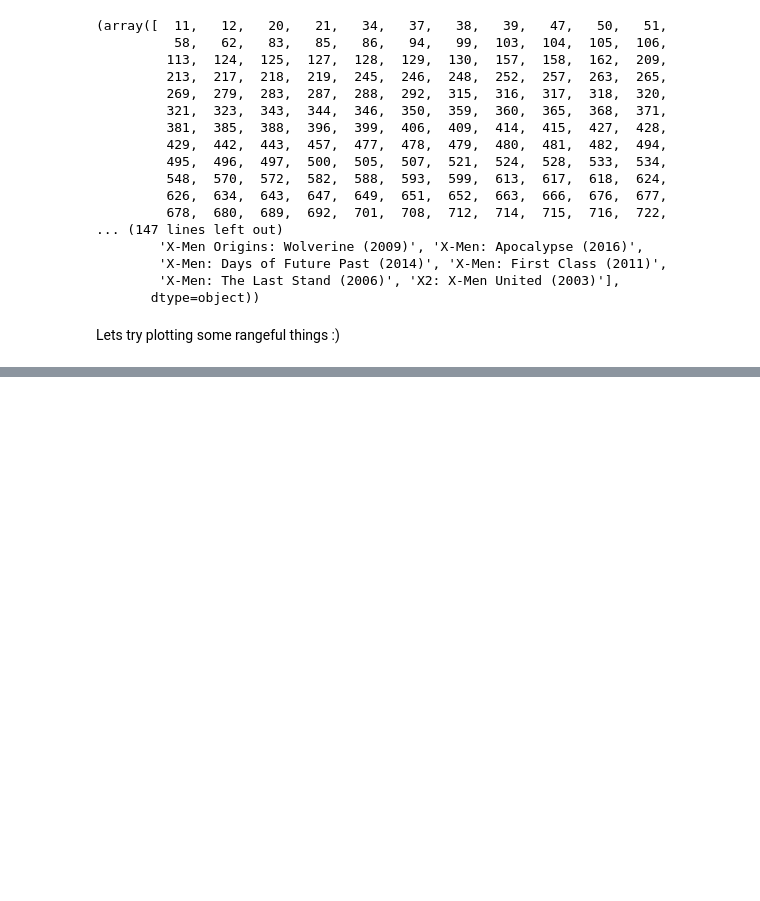
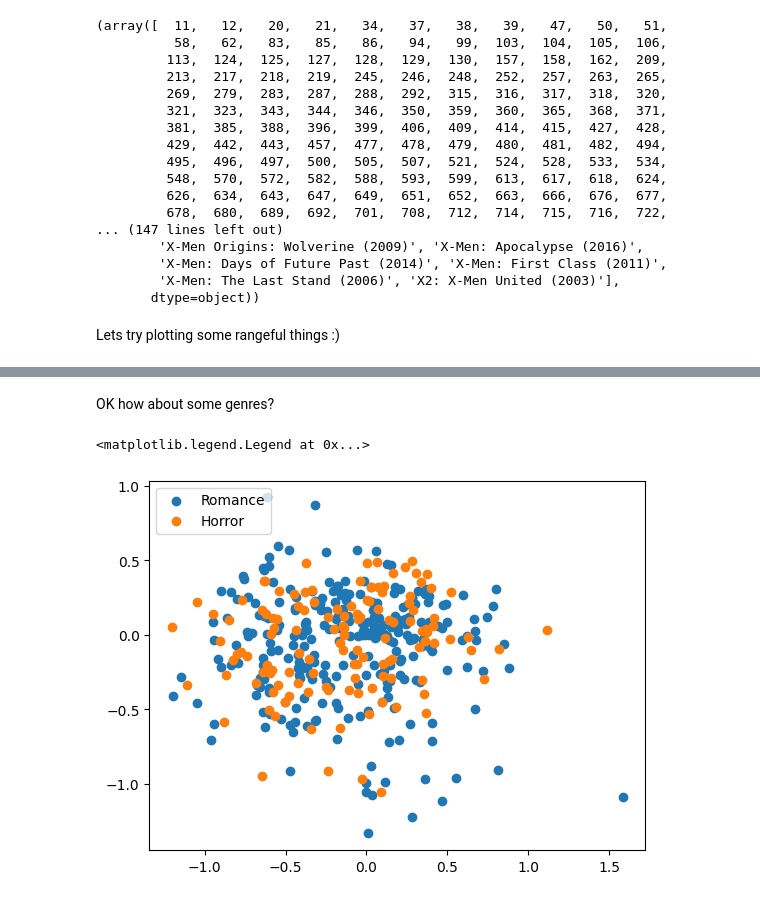
Before and after one commit to Shreshth3/movie-lens-visualizations, a Jupyter notebook: Data Visualization 2.ipynb, the cells around one changed output, grey strips where cells are left out. Drawn from its saved outputs; the diff is of its cells as text; code cells hidden in the pictures; blank space fills up the shorter version.

```diff
--- a/Data Visualization 2.ipynb
+++ b/Data Visualization 2.ipynb
@@ -96,0 +119,19 @@ approx_U = np.dot(A[:, :2].T, U)
+# %% [markdown]
+OK how about some genres?
+# %%
+genres = ["Romance", "Horror"]
+fig = plt.figure()
+ax1 = fig.add_subplot(111)
+for genre in genres:
+    to_viz_np = []
+    points, titles = getGenre(genre)
+    for i in points:
+        to_viz_np.append(approx_V[:,i])
+
+    to_viz_np = np.array(to_viz_np)
+    to_viz_df = pd.DataFrame(to_viz_np, columns = ['x', 'y'])
+    ax1.scatter(to_viz_df['x'],to_viz_df['y'], label = genre)
+plt.legend(loc='upper left')
+# %% [output]
+<matplotlib.legend.Legend at 0x...>
+[figure, added]
```
Also changed, not shown: parts of 13 cells of this notebook.
